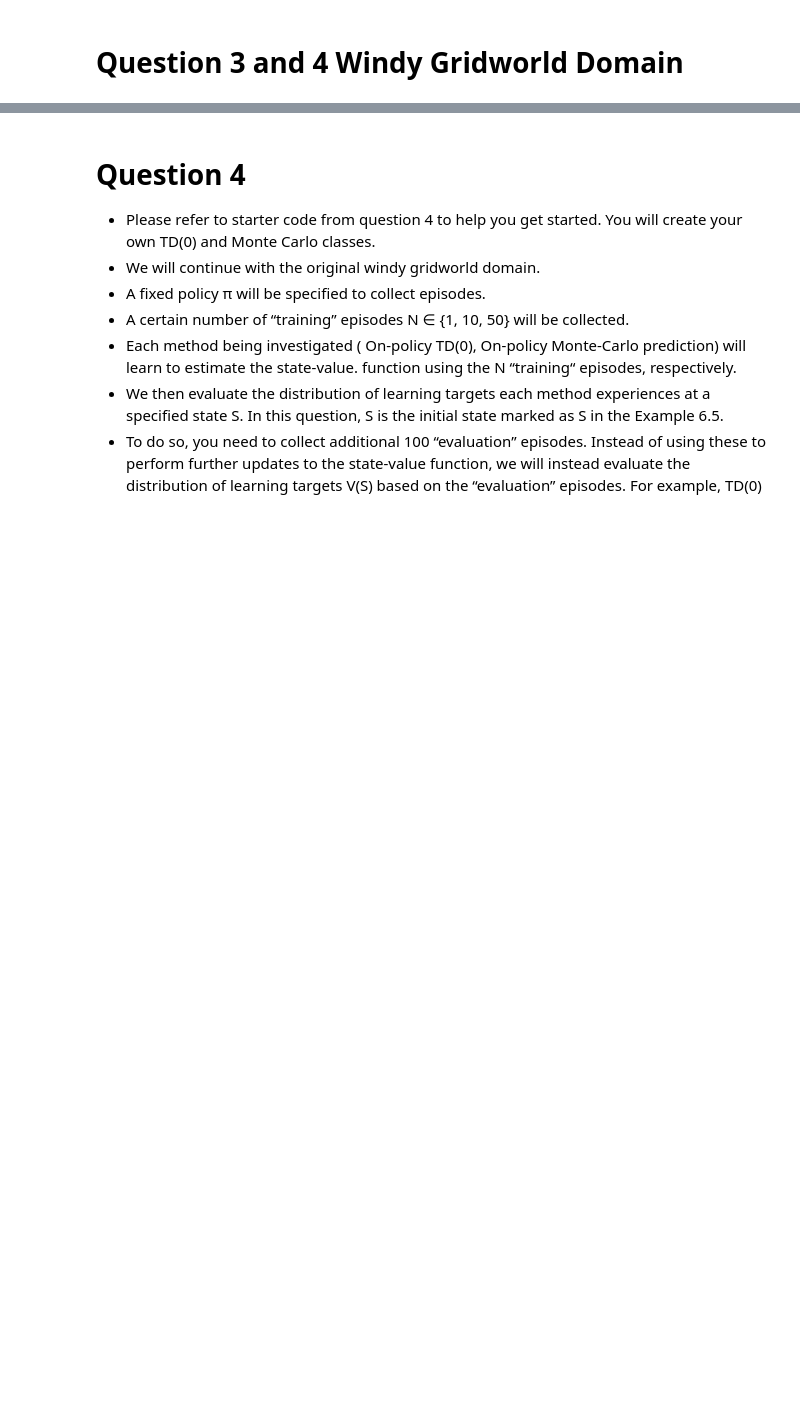
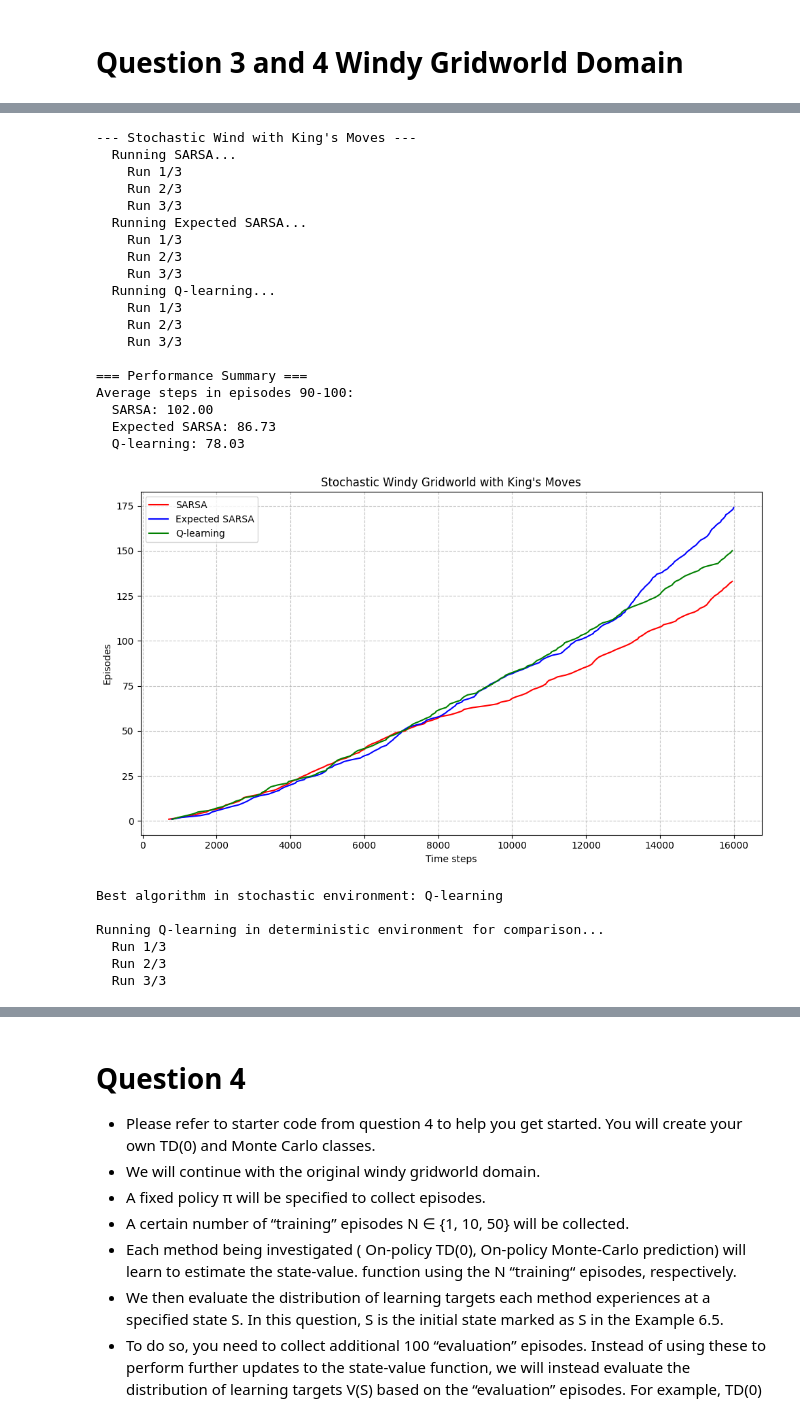
Before and after one commit to adnanamir010/cs5180, a Jupyter notebook: ex5_25spring-1/ex5_25spring/ex5_25spring.ipynb, the cells around one changed output, grey strips where cells are left out. Saved outputs shown, nothing was run; the diff lists cells and outputs as text; code cells hidden in the pictures; blank space fills up the shorter version.

```diff
--- a/ex5_25spring-1/ex5_25spring/ex5_25spring.ipynb
+++ b/ex5_25spring-1/ex5_25spring/ex5_25spring.ipynb
@@ -358,0 +1444,30 @@ if __name__ == "__main__":
+# %%
+# Run the stochastic wind experiment
+run_stochastic_wind_comparison(run_num=3, max_steps=16000)
+# %% [output]
+--- Stochastic Wind with King's Moves ---
+  Running SARSA...
+    Run 1/3
+    Run 2/3
+    Run 3/3
+  Running Expected SARSA...
+    Run 1/3
+    Run 2/3
+    Run 3/3
+  Running Q-learning...
+    Run 1/3
+    Run 2/3
+    Run 3/3
+
+=== Performance Summary ===
+Average steps in episodes 90-100:
+  SARSA: 102.00
+  Expected SARSA: 86.73
+  Q-learning: 78.03
+[figure, added]
+Best algorithm in stochastic environment: Q-learning
+
+Running Q-learning in deterministic environment for comparison...
+  Run 1/3
+  Run 2/3
+  Run 3/3
```
Also changed, not shown: parts of 26 cells of this notebook, 3 other files.
